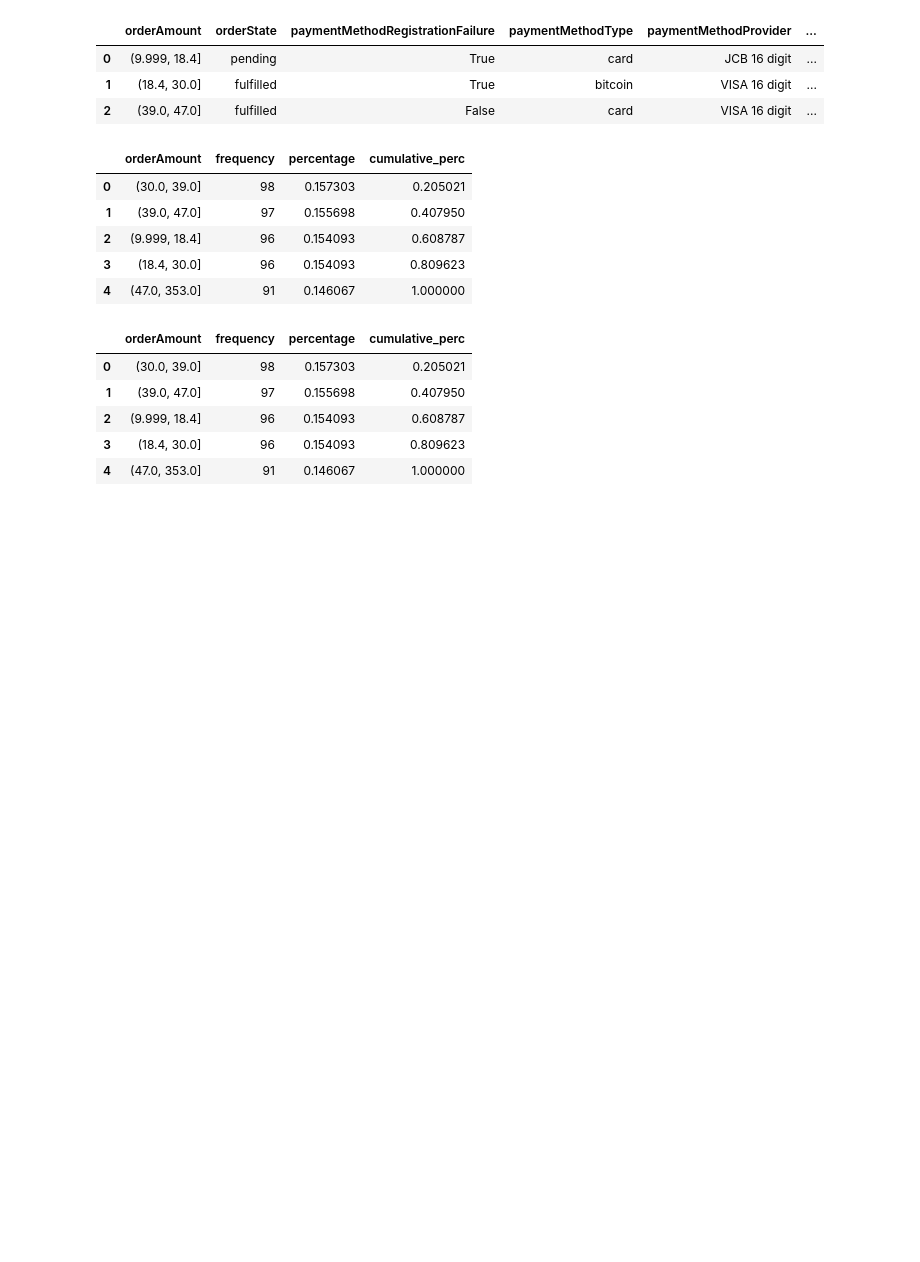
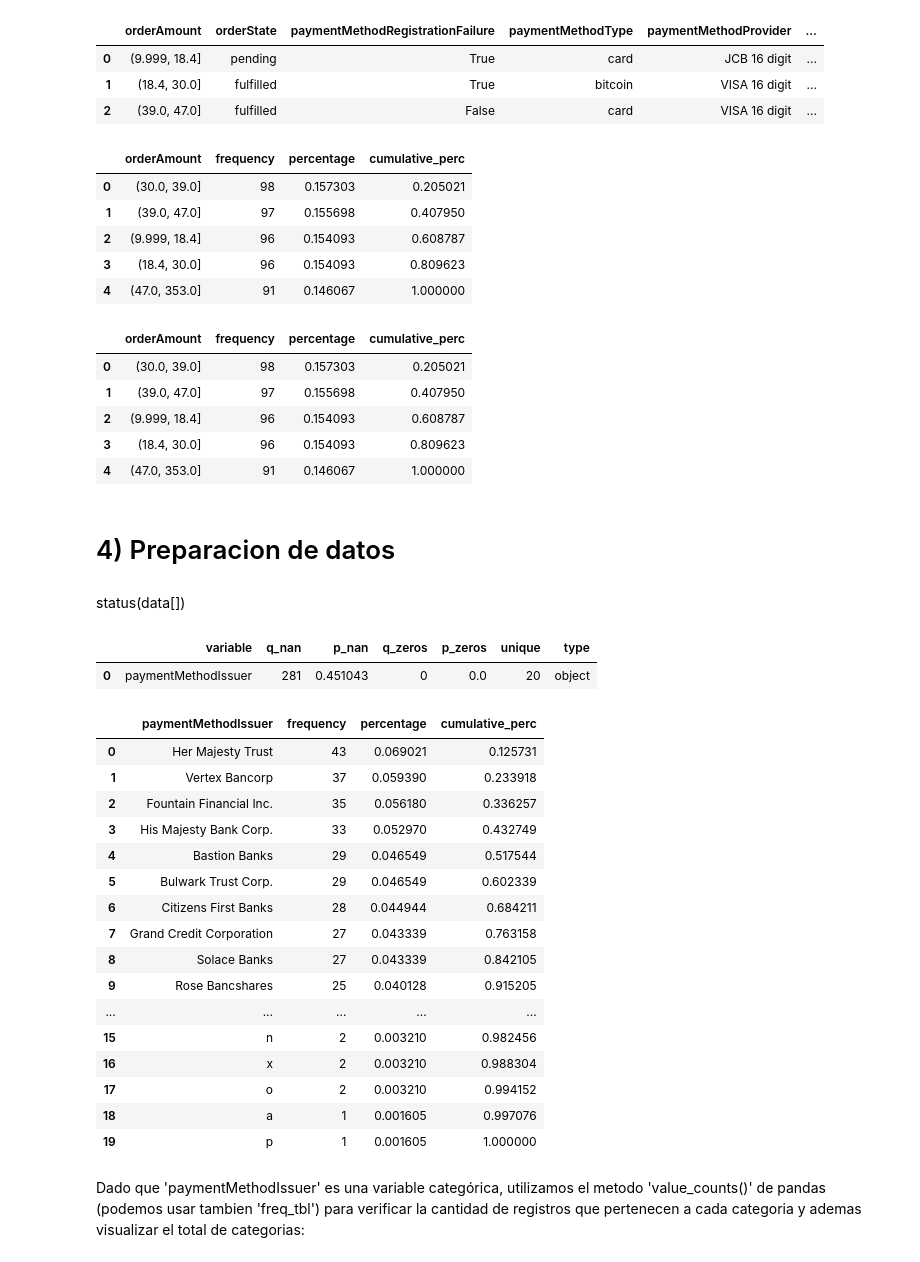
Before and after one commit to 19dave92/final_edvai, a Jupyter notebook: Resolucion/p3__Preparacion.ipynb, the cells around one changed output. Saved outputs shown, nothing was run; the diff lists cells and outputs as text; code cells hidden in the pictures; blank space fills up the shorter version.

```diff
--- a/Resolucion/p3__Preparacion.ipynb
+++ b/Resolucion/p3__Preparacion.ipynb
@@ -134,3 +134,35 @@ freq_tbl(data['orderAmount'])
 | 2 | (9.999, 18.4] | 96 | 0.154093 | 0.608787 |
 | 3 | (18.4, 30.0] | 96 | 0.154093 | 0.809623 |
 | 4 | (47.0, 353.0] | 91 | 0.146067 | 1.000000 |
+# %% [markdown]
+# 4) Preparacion de datos
+# %% [markdown]
+status(data[])
+# %%
+from funpymodeling import status
+status(data['paymentMethodIssuer'])
+# %% [output]
+|  | variable | q_nan | p_nan | q_zeros | p_zeros | unique | type |
+| 0 | paymentMethodIssuer | 281 | 0.451043 | 0 | 0.0 | 20 | object |
+# %%
+freq_tbl(data['paymentMethodIssuer'])
+# %% [output]
+|  | paymentMethodIssuer | frequency | percentage | cumulative_perc |
+| 0 | Her Majesty Trust | 43 | 0.069021 | 0.125731 |
+| 1 | Vertex Bancorp | 37 | 0.059390 | 0.233918 |
+| 2 | Fountain Financial Inc. | 35 | 0.056180 | 0.336257 |
+| 3 | His Majesty Bank Corp. | 33 | 0.052970 | 0.432749 |
+| 4 | Bastion Banks | 29 | 0.046549 | 0.517544 |
+| 5 | Bulwark Trust Corp. | 29 | 0.046549 | 0.602339 |
+| 6 | Citizens First Banks | 28 | 0.044944 | 0.684211 |
+| 7 | Grand Credit Corporation | 27 | 0.043339 | 0.763158 |
+| 8 | Solace Banks | 27 | 0.043339 | 0.842105 |
+| 9 | Rose Bancshares | 25 | 0.040128 | 0.915205 |
+| ... | ... | ... | ... | ... |
+| 15 | n | 2 | 0.003210 | 0.982456 |
+| 16 | x | 2 | 0.003210 | 0.988304 |
+| 17 | o | 2 | 0.003210 | 0.994152 |
+| 18 | a | 1 | 0.001605 | 0.997076 |
+| 19 | p | 1 | 0.001605 | 1.000000 |
+# %% [markdown]
+Dado que 'paymentMethodIssuer' es una variable categórica, utilizamos el metodo 'value_counts()' de pandas (podemos usar tambien 'freq_tbl') para verificar la cantidad de registros que pertenecen a cada categoria y ademas visualizar el total de categorias:
```
Also changed, not shown: parts of 30 cells of this notebook, 2 other files.
